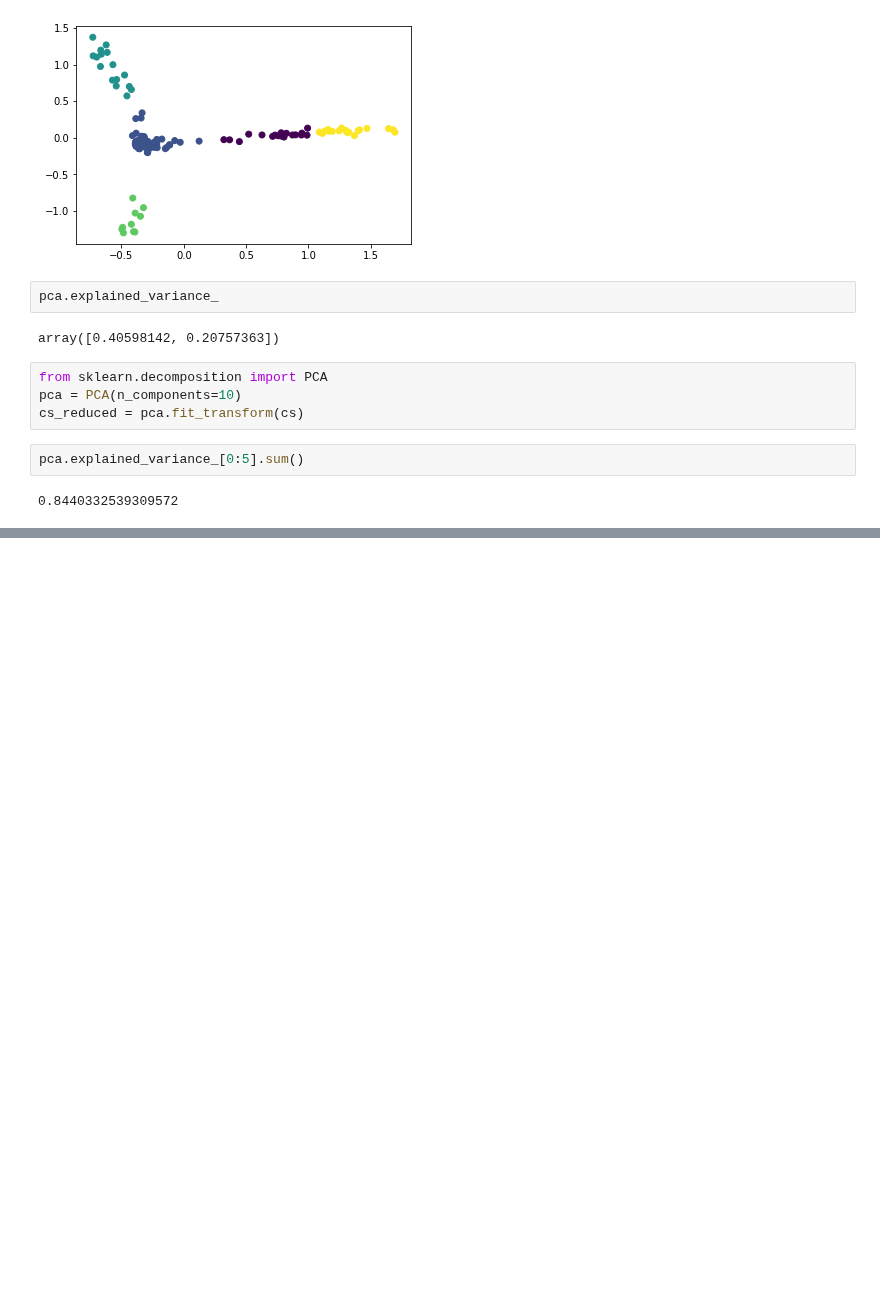
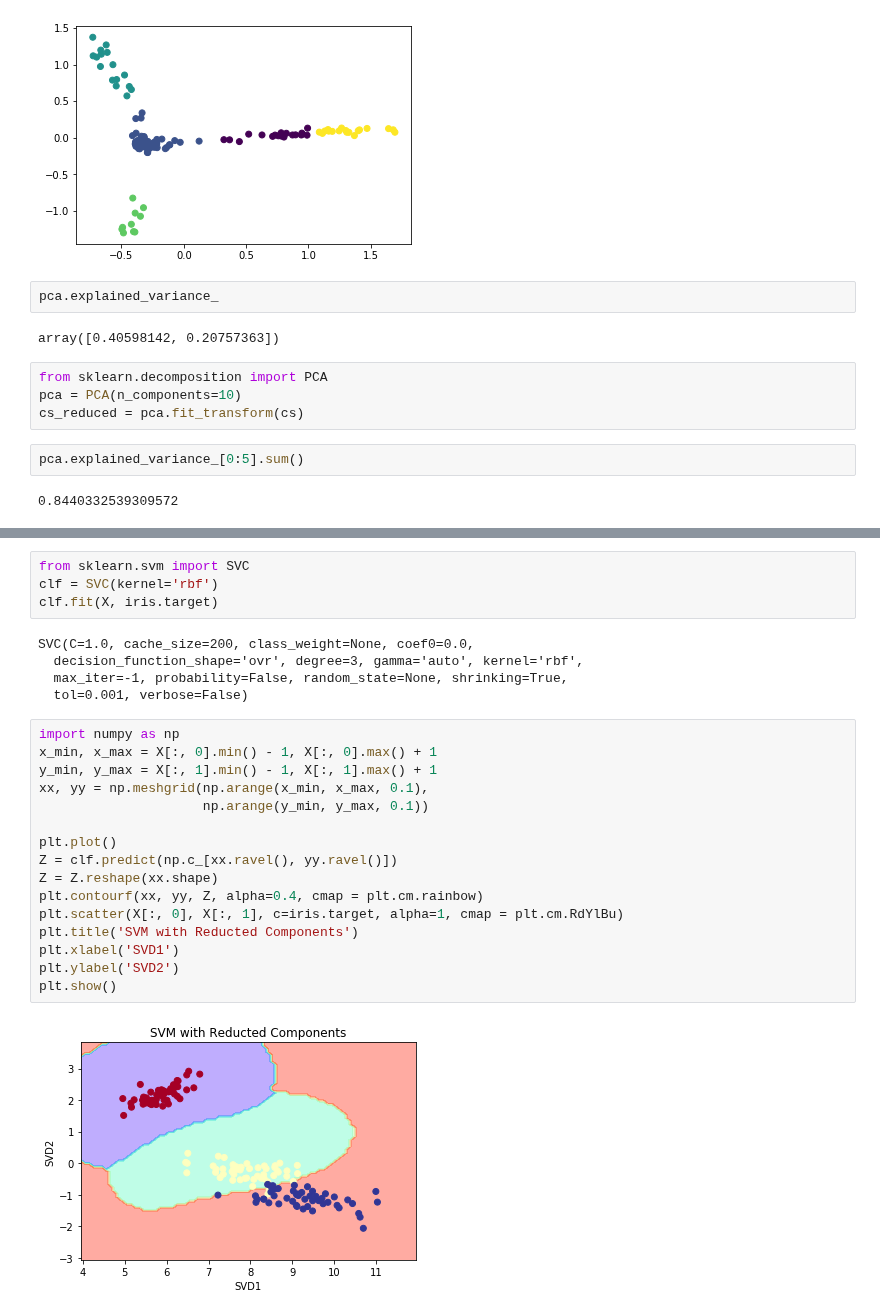
Before and after one commit to ywchiu/taipeifubon, a Jupyter notebook: Demo20200427.ipynb, the cells around one changed output, grey strips where cells are left out. Cells and saved outputs as stored; diff of their text form; blank space fills up the shorter version.

```diff
--- a/Demo20200427.ipynb
+++ b/Demo20200427.ipynb
@@ -413,0 +515,27 @@ pca.explained_variance_[0:5].sum()
+# %%
+from sklearn.svm import SVC
+clf = SVC(kernel='rbf')
+clf.fit(X, iris.target)
+# %% [output]
+SVC(C=1.0, cache_size=200, class_weight=None, coef0=0.0,
+  decision_function_shape='ovr', degree=3, gamma='auto', kernel='rbf',
+  max_iter=-1, probability=False, random_state=None, shrinking=True,
+  tol=0.001, verbose=False)
+# %%
+import numpy as np
+x_min, x_max = X[:, 0].min() - 1, X[:, 0].max() + 1
+y_min, y_max = X[:, 1].min() - 1, X[:, 1].max() + 1
+xx, yy = np.meshgrid(np.arange(x_min, x_max, 0.1),
+                     np.arange(y_min, y_max, 0.1))
+
+plt.plot()
+Z = clf.predict(np.c_[xx.ravel(), yy.ravel()])
+Z = Z.reshape(xx.shape)
+plt.contourf(xx, yy, Z, alpha=0.4, cmap = plt.cm.rainbow)
+plt.scatter(X[:, 0], X[:, 1], c=iris.target, alpha=1, cmap = plt.cm.RdYlBu)
+plt.title('SVM with Reducted Components')
+plt.xlabel('SVD1')
+plt.ylabel('SVD2')
+plt.show()
+# %% [output]
+[figure, added]
```
Also changed, not shown: parts of 93 cells of this notebook.
